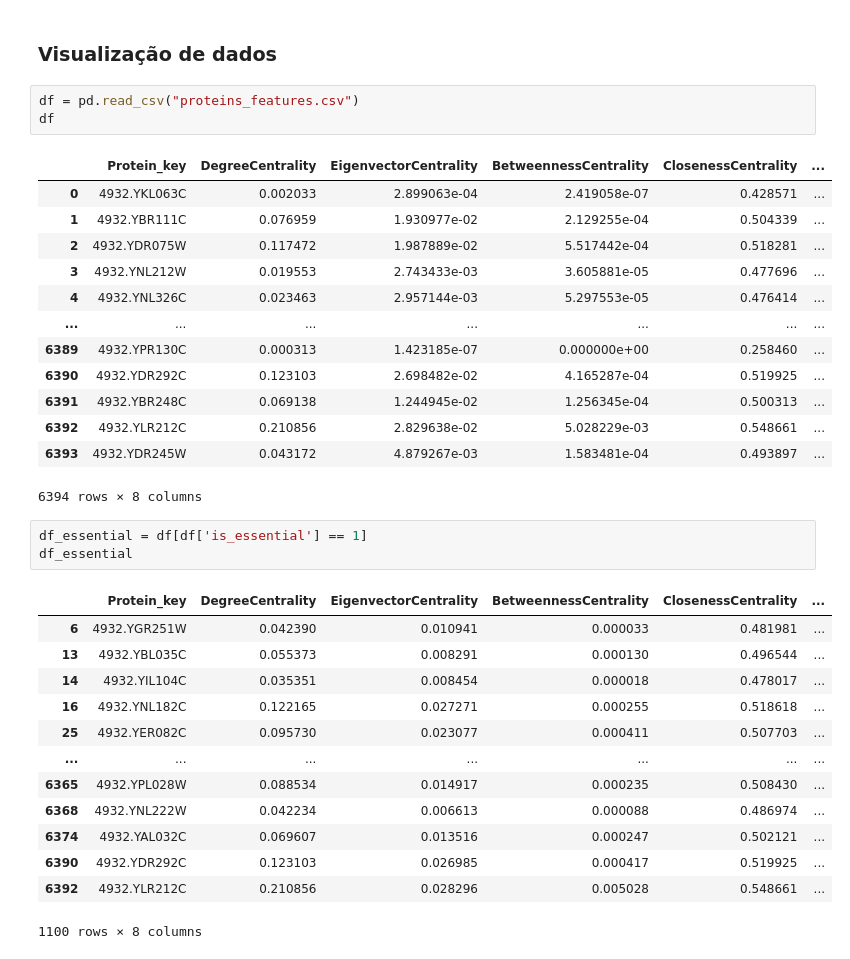
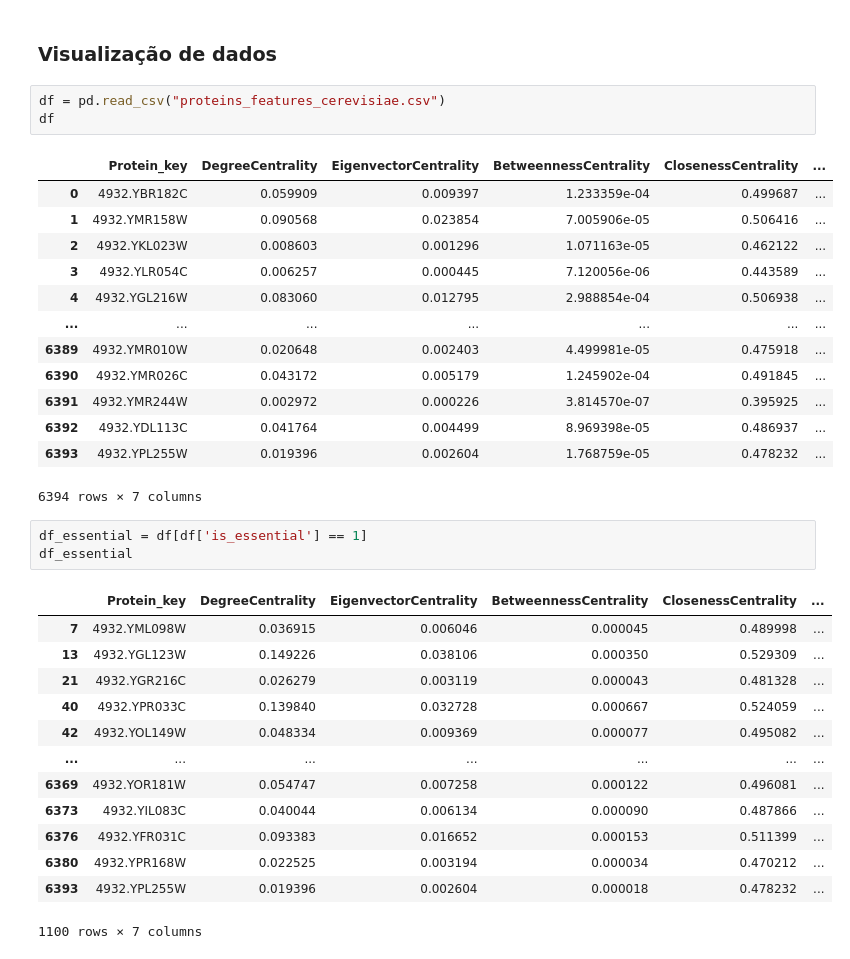
Before and after one commit to JessicaIta/deg-data-essentiality, a Jupyter notebook: STRING-deg-essenciality.ipynb, the cells around one changed output. Cells and saved outputs as stored; diff of their text form.

```diff
--- a/STRING-deg-essenciality.ipynb
+++ b/STRING-deg-essenciality.ipynb
@@ -338,39 +232,39 @@ nx.draw_networkx(graph, pos=pos, node_size=12, with_labels=False, width=0.15)
 # %% [markdown]
 ### Visualização de dados
 # %%
-df = pd.read_csv("proteins_features.csv")
+df = pd.read_csv("proteins_features_cerevisiae.csv")
 df
 # %% [output]
 |  | Protein_key | DegreeCentrality | EigenvectorCentrality | BetweennessCentrality | ClosenessCentrality | ... |
-| 0 | 4932.YKL063C | 0.002033 | 2.899063e-04 | 2.419058e-07 | 0.428571 | ... |
-| 1 | 4932.YBR111C | 0.076959 | 1.930977e-02 | 2.129255e-04 | 0.504339 | ... |
-| 2 | 4932.YDR075W | 0.117472 | 1.987889e-02 | 5.517442e-04 | 0.518281 | ... |
-| 3 | 4932.YNL212W | 0.019553 | 2.743433e-03 | 3.605881e-05 | 0.477696 | ... |
-| 4 | 4932.YNL326C | 0.023463 | 2.957144e-03 | 5.297553e-05 | 0.476414 | ... |
+| 0 | 4932.YBR182C | 0.059909 | 0.009397 | 1.233359e-04 | 0.499687 | ... |
+| 1 | 4932.YMR158W | 0.090568 | 0.023854 | 7.005906e-05 | 0.506416 | ... |
+| 2 | 4932.YKL023W | 0.008603 | 0.001296 | 1.071163e-05 | 0.462122 | ... |
+| 3 | 4932.YLR054C | 0.006257 | 0.000445 | 7.120056e-06 | 0.443589 | ... |
+| 4 | 4932.YGL216W | 0.083060 | 0.012795 | 2.988854e-04 | 0.506938 | ... |
 | ... | ... | ... | ... | ... | ... | ... |
-| 6389 | 4932.YPR130C | 0.000313 | 1.423185e-07 | 0.000000e+00 | 0.258460 | ... |
-| 6390 | 4932.YDR292C | 0.123103 | 2.698482e-02 | 4.165287e-04 | 0.519925 | ... |
-| 6391 | 4932.YBR248C | 0.069138 | 1.244945e-02 | 1.256345e-04 | 0.500313 | ... |
-| 6392 | 4932.YLR212C | 0.210856 | 2.829638e-02 | 5.028229e-03 | 0.548661 | ... |
-| 6393 | 4932.YDR245W | 0.043172 | 4.879267e-03 | 1.583481e-04 | 0.493897 | ... |
+| 6389 | 4932.YMR010W | 0.020648 | 0.002403 | 4.499981e-05 | 0.475918 | ... |
+| 6390 | 4932.YMR026C | 0.043172 | 0.005179 | 1.245902e-04 | 0.491845 | ... |
+| 6391 | 4932.YMR244W | 0.002972 | 0.000226 | 3.814570e-07 | 0.395925 | ... |
+| 6392 | 4932.YDL113C | 0.041764 | 0.004499 | 8.969398e-05 | 0.486937 | ... |
+| 6393 | 4932.YPL255W | 0.019396 | 0.002604 | 1.768759e-05 | 0.478232 | ... |
-6394 rows × 8 columns
+6394 rows × 7 columns
 # %%
 df_essential = df[df['is_essential'] == 1]
 df_essential
 # %% [output]
 |  | Protein_key | DegreeCentrality | EigenvectorCentrality | BetweennessCentrality | ClosenessCentrality | ... |
-| 6 | 4932.YGR251W | 0.042390 | 0.010941 | 0.000033 | 0.481981 | ... |
-| 13 | 4932.YBL035C | 0.055373 | 0.008291 | 0.000130 | 0.496544 | ... |
-| 14 | 4932.YIL104C | 0.035351 | 0.008454 | 0.000018 | 0.478017 | ... |
-| 16 | 4932.YNL182C | 0.122165 | 0.027271 | 0.000255 | 0.518618 | ... |
-| 25 | 4932.YER082C | 0.095730 | 0.023077 | 0.000411 | 0.507703 | ... |
+| 7 | 4932.YML098W | 0.036915 | 0.006046 | 0.000045 | 0.489998 | ... |
+| 13 | 4932.YGL123W | 0.149226 | 0.038106 | 0.000350 | 0.529309 | ... |
+| 21 | 4932.YGR216C | 0.026279 | 0.003119 | 0.000043 | 0.481328 | ... |
+| 40 | 4932.YPR033C | 0.139840 | 0.032728 | 0.000667 | 0.524059 | ... |
+| 42 | 4932.YOL149W | 0.048334 | 0.009369 | 0.000077 | 0.495082 | ... |
 | ... | ... | ... | ... | ... | ... | ... |
-| 6365 | 4932.YPL028W | 0.088534 | 0.014917 | 0.000235 | 0.508430 | ... |
-| 6368 | 4932.YNL222W | 0.042234 | 0.006613 | 0.000088 | 0.486974 | ... |
-| 6374 | 4932.YAL032C | 0.069607 | 0.013516 | 0.000247 | 0.502121 | ... |
-| 6390 | 4932.YDR292C | 0.123103 | 0.026985 | 0.000417 | 0.519925 | ... |
-| 6392 | 4932.YLR212C | 0.210856 | 0.028296 | 0.005028 | 0.548661 | ... |
+| 6369 | 4932.YOR181W | 0.054747 | 0.007258 | 0.000122 | 0.496081 | ... |
+| 6373 | 4932.YIL083C | 0.040044 | 0.006134 | 0.000090 | 0.487866 | ... |
+| 6376 | 4932.YFR031C | 0.093383 | 0.016652 | 0.000153 | 0.511399 | ... |
+| 6380 | 4932.YPR168W | 0.022525 | 0.003194 | 0.000034 | 0.470212 | ... |
+| 6393 | 4932.YPL255W | 0.019396 | 0.002604 | 0.000018 | 0.478232 | ... |
-1100 rows × 8 columns
+1100 rows × 7 columns
 # %%
 df_non_essential = df[df['is_essential'] == 0]
 df_non_essential
```
Also changed, not shown: parts of 20 cells of this notebook, 1 other file.
